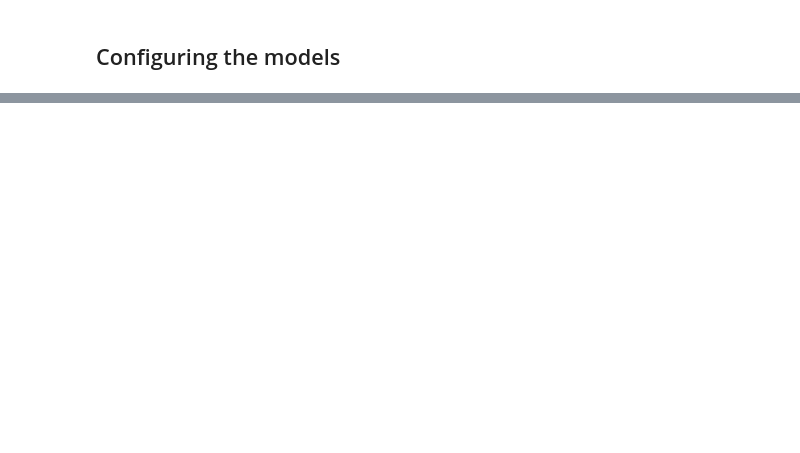
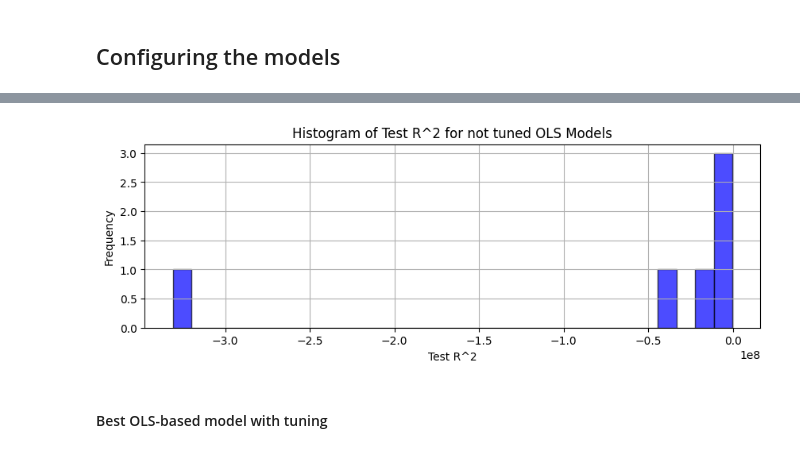
Before and after one commit to lichterberci/rbfar-ols, a Jupyter notebook: experiments.ipynb, the cells around one changed output, grey strips where cells are left out. Saved outputs shown, nothing was run; the diff lists cells and outputs as text; code cells hidden in the pictures; blank space fills up the shorter version.

```diff
--- a/experiments.ipynb
+++ b/experiments.ipynb
@@ -273,0 +376,22 @@ plt.show()
+# %%
+# Filter for models with "OLS" in their name (case-insensitive) and "tuned=False"
+not_tuned_ols_models = results_df[
+    results_df["Name"].str.contains("OLS", case=False, na=False)
+    & results_df["Name"].str.contains("tuned=False", case=False, na=False)
+]
+
+if not_tuned_ols_models.empty:
+    best_not_tuned_ols_model = None
+else:
+    # Select the best based on minimizing Test NRMSE
+    best_not_tuned_ols_model = not_tuned_ols_models.loc[
+        (
+            not_tuned_ols_models[PROPOSED_MODEL_SELECTION_CRITERION].idxmin()
+            if not PROPOSED_MODEL_SELECTION_CRITERION_SHOULD_MAXIMIZE
+            else not_tuned_ols_models[PROPOSED_MODEL_SELECTION_CRITERION].idxmax()
+        )
+    ]
+
+print(best_not_tuned_ols_model["Name"])
+print("=" * 20)
+print(best_not_tuned_ols_model.drop(labels=["Type", "Name"]))
@@ -273,0 +410,12 @@ plt.show()
+# %%
+plt.figure(figsize=(10, 3))
+plt.hist(not_tuned_ols_models[PROPOSED_MODEL_SELECTION_CRITERION], bins=30, alpha=0.7, color='blue', edgecolor='black')
+plt.title(f'Histogram of {PROPOSED_MODEL_SELECTION_CRITERION} for not tuned OLS Models')
+plt.xlabel(PROPOSED_MODEL_SELECTION_CRITERION)
+plt.ylabel('Frequency')
+plt.grid(True)
+plt.show()
+# %% [output]
+[figure, added]
+# %% [markdown]
+#### Best OLS-based model with tuning
```
Also changed, not shown: parts of 29 cells of this notebook, 4 other files.
